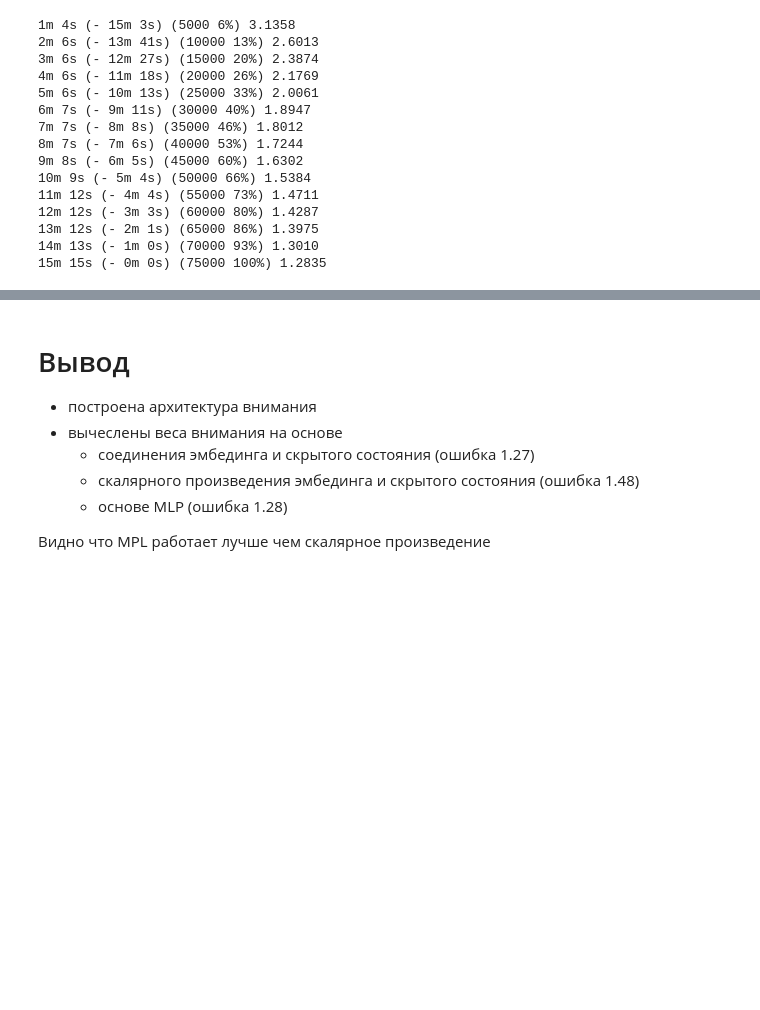
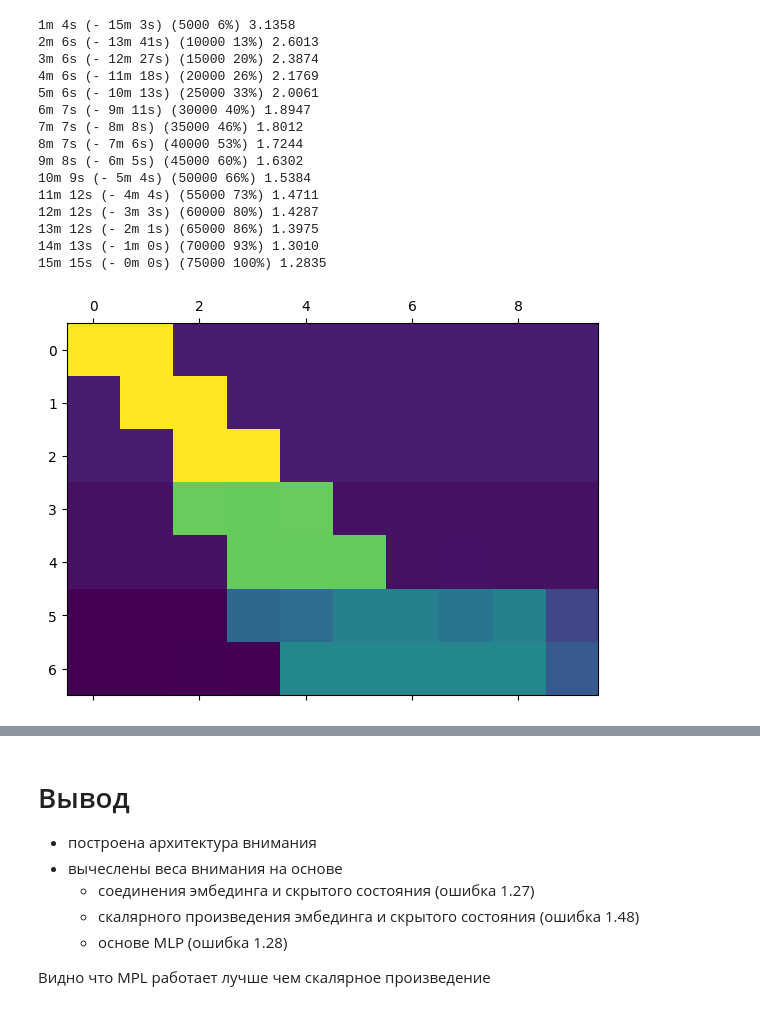
Before and after one commit to daimond025/netology_DL, a Jupyter notebook: transformers/homeWork.ipynb, the cells around one changed output, grey strips where cells are left out. Drawn from its saved outputs; the diff is of its cells as text; code cells hidden in the pictures; blank space fills up the shorter version.

```diff
--- a/transformers/homeWork.ipynb
+++ b/transformers/homeWork.ipynb
@@ -568,3 +568,9 @@ trainIters(encoder3, attn_decoder3, 75000, print_every=5000)
 13m 12s (- 2m 1s) (65000 86%) 1.3975
 14m 13s (- 1m 0s) (70000 93%) 1.3010
 15m 15s (- 0m 0s) (75000 100%) 1.2835
+# %%
+output_words, attentions = evaluate(encoder3, attn_decoder3, "мы пытаемся выиграть .")
+plt.matshow(attentions.numpy())
+plt.show()
+# %% [output]
+[figure, added]
```
Also changed, not shown: parts of 1 cell of this notebook, 11 other files.
